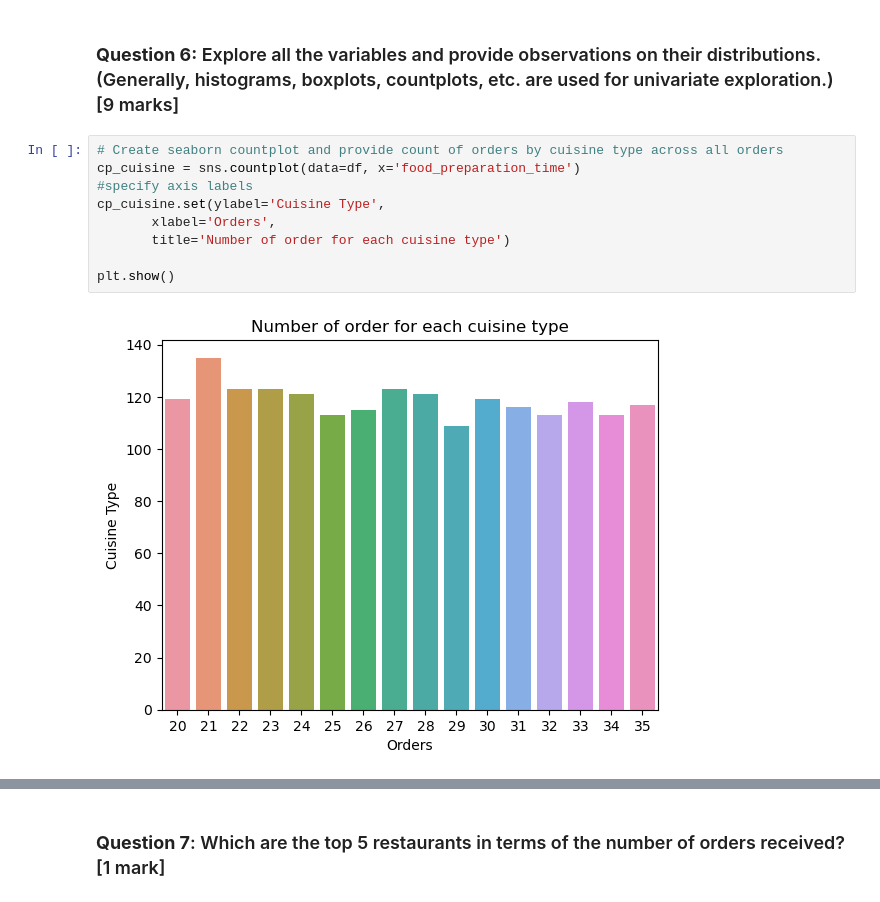
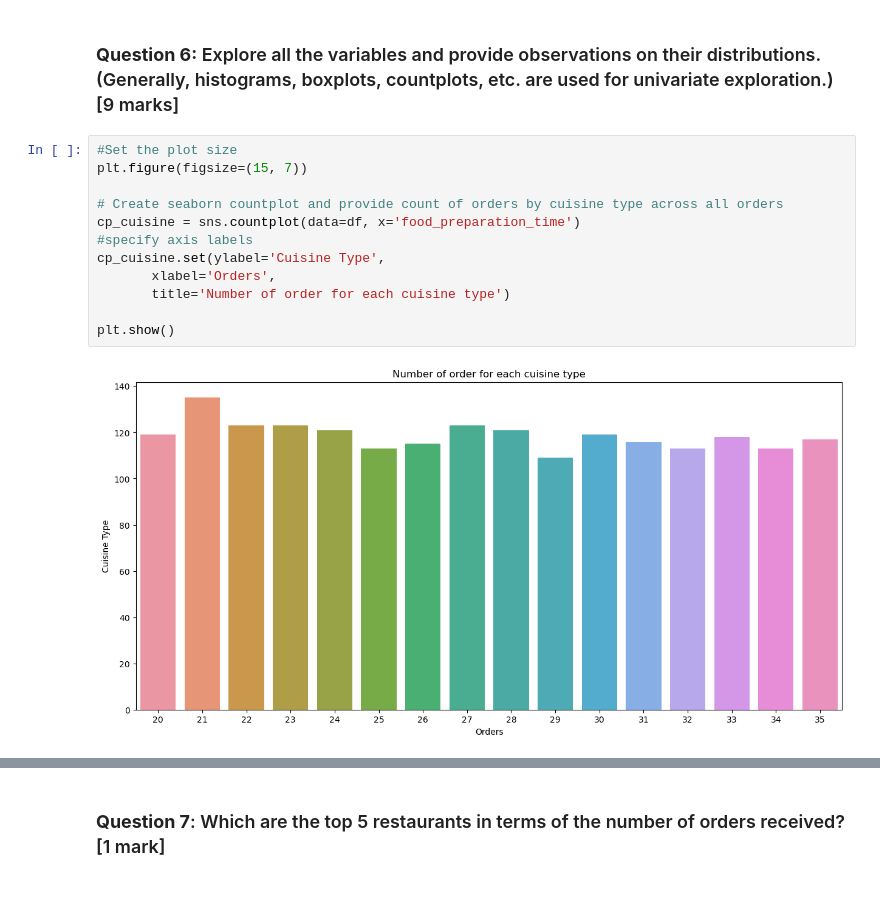
Before and after one commit to Drew75austin/FoodhubProject, a Jupyter notebook: PYF_Project_LearnerNotebook_FullCode.ipynb, the cells around one changed output, grey strips where cells are left out. Drawn from its saved outputs; the diff is of its cells as text.

```diff
--- a/PYF_Project_LearnerNotebook_FullCode.ipynb
+++ b/PYF_Project_LearnerNotebook_FullCode.ipynb
@@ -177,14 +177,17 @@ df['rating'].isnull().sum()
 # %% [markdown]
 ### **Question 6:** Explore all the variables and provide observations on their distributions. (Generally, histograms, boxplots, countplots, etc. are used for univariate exploration.) [9 marks]
 # %%
+#Set the plot size
+plt.figure(figsize=(15, 7))
+
 # Create seaborn countplot and provide count of orders by cuisine type across all orders
 cp_cuisine = sns.countplot(data=df, x='food_preparation_time')
 #specify axis labels
 cp_cuisine.set(ylabel='Cuisine Type',
        xlabel='Orders',
        title='Number of order for each cuisine type')
 
 plt.show()
 # %% [output]
-[figure, old version]
+[figure, new version]
 # %%
```
Also changed, not shown: parts of 37 cells of this notebook.
